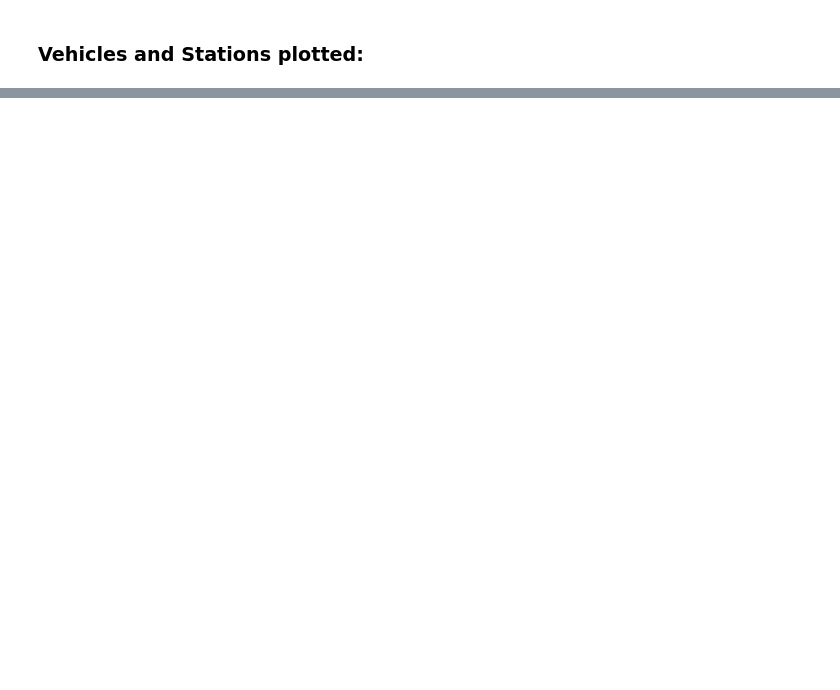
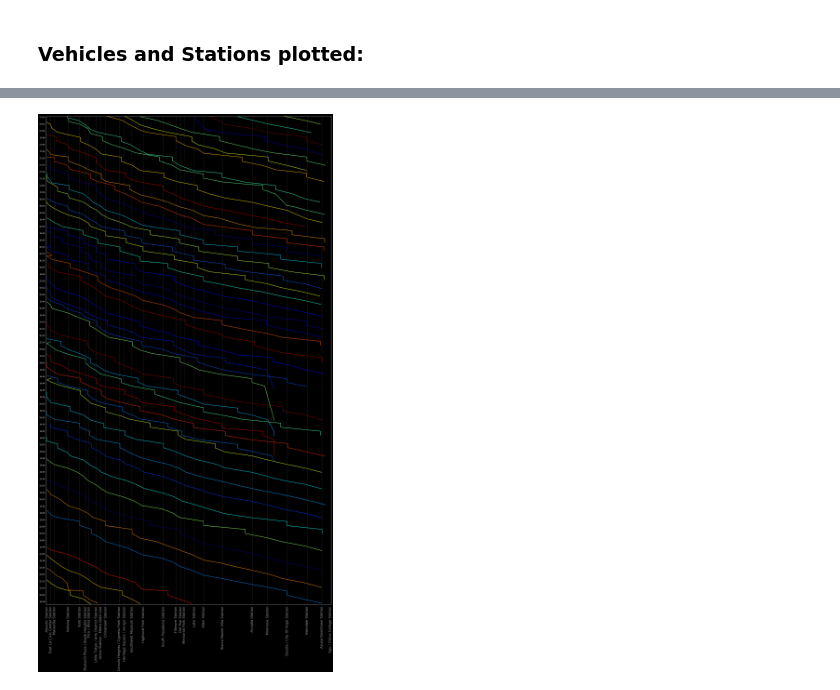
Before and after one commit to metro-ontime/analysis--deprecated, a Jupyter notebook: position_tracker.ipynb, the cells around one changed output, grey strips where cells are left out. Saved outputs shown, nothing was run; the diff lists cells and outputs as text; code cells hidden in the pictures; blank space fills up the shorter version.

```diff
--- a/position_tracker.ipynb
+++ b/position_tracker.ipynb
@@ -95,0 +89,4 @@ southbound_marey = makeMarey(gold_line_stations, southbound, colors, time_min, t
+# %%
+southPlot.plot()
+# %% [output]
+[figure, added]
```
Also changed, not shown: parts of 11 cells of this notebook, 2 other files.
